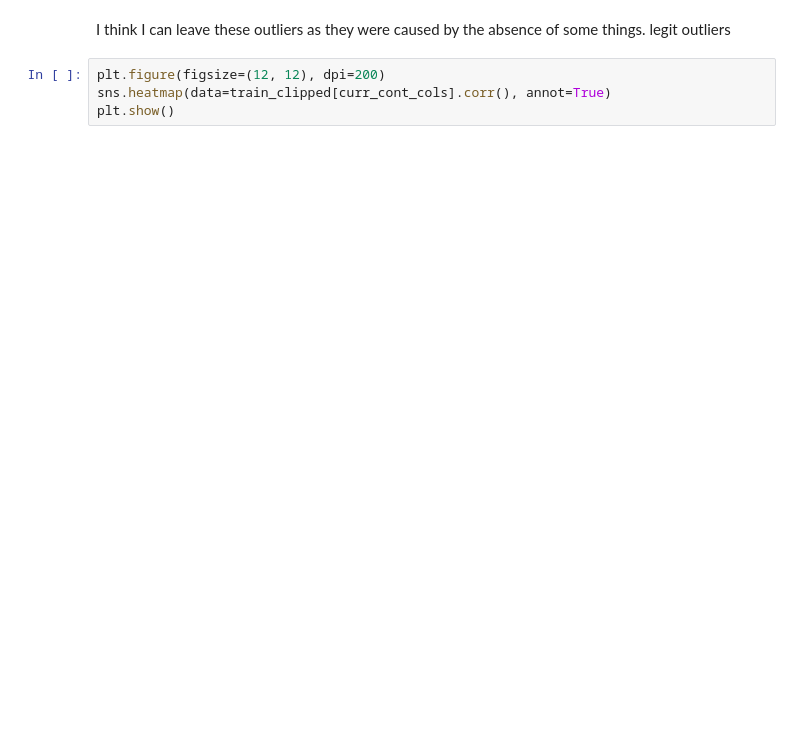
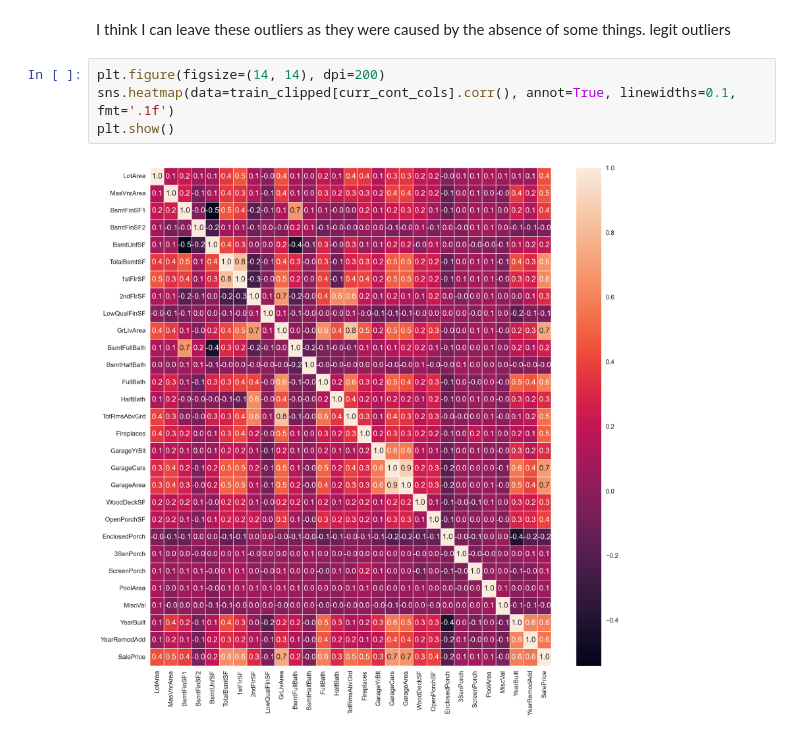
Before and after one commit to deyme17/MyKaggleCompetition, a Jupyter notebook: houses_prices/houses-prices-regression.ipynb, the cells around one changed output. Saved outputs shown, nothing was run; the diff lists cells and outputs as text; blank space fills up the shorter version.

```diff
--- a/houses_prices/houses-prices-regression.ipynb
+++ b/houses_prices/houses-prices-regression.ipynb
@@ -539,7 +576,9 @@ plot_boxes(train_clipped, pseudo_outliers_cols)
 # %% [markdown]
 I think I can leave these outliers as they were caused by the absence of some things.  legit outliers
 # %%
-plt.figure(figsize=(12, 12), dpi=200)
-sns.heatmap(data=train_clipped[curr_cont_cols].corr(), annot=True)
+plt.figure(figsize=(14, 14), dpi=200)
+sns.heatmap(data=train_clipped[curr_cont_cols].corr(), annot=True, linewidths=0.1, fmt='.1f')
 plt.show()
+# %% [output]
+[figure, added]
 # %%
```
Also changed, not shown: parts of 40 cells of this notebook, 5 other files.
